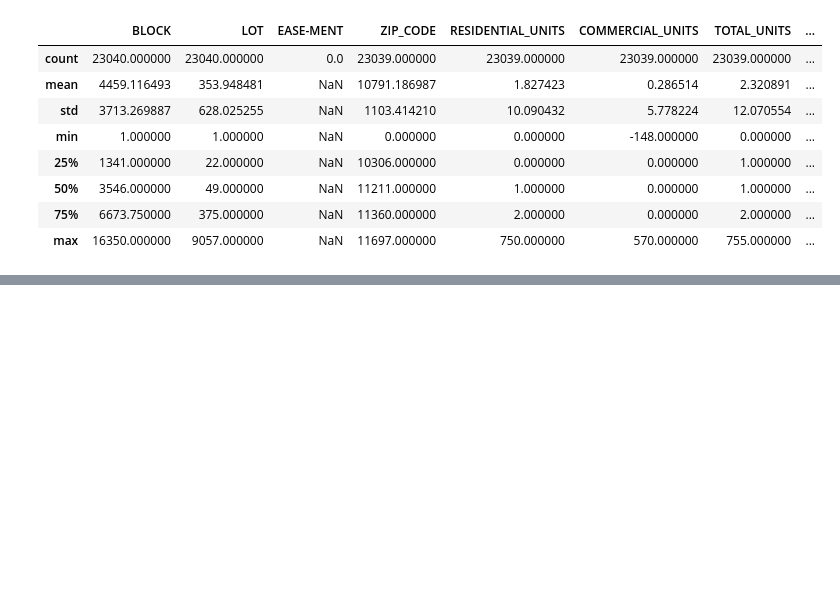
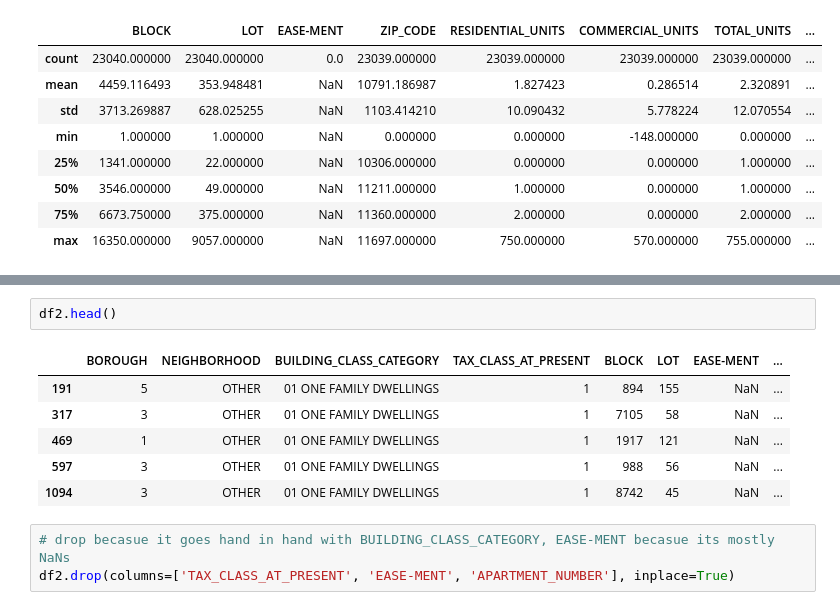
Before and after one commit to qweliant/DS-Unit-2-Regression-Classification, a Jupyter notebook: module3/assignment_regression_classification_3.ipynb, the cells around one changed output, grey strips where cells are left out. Drawn from its saved outputs; the diff is of its cells as text; blank space fills up the shorter version.

```diff
--- a/module3/assignment_regression_classification_3.ipynb
+++ b/module3/assignment_regression_classification_3.ipynb
@@ -136,0 +191,12 @@ df.describe()
+# %%
+df2.head()
+# %% [output]
+|  | BOROUGH | NEIGHBORHOOD | BUILDING_CLASS_CATEGORY | TAX_CLASS_AT_PRESENT | BLOCK | LOT | EASE-MENT | ... |
+| 191 | 5 | OTHER | 01 ONE FAMILY DWELLINGS | 1 | 894 | 155 | NaN | ... |
+| 317 | 3 | OTHER | 01 ONE FAMILY DWELLINGS | 1 | 7105 | 58 | NaN | ... |
+| 469 | 1 | OTHER | 01 ONE FAMILY DWELLINGS | 1 | 1917 | 121 | NaN | ... |
+| 597 | 3 | OTHER | 01 ONE FAMILY DWELLINGS | 1 | 988 | 56 | NaN | ... |
+| 1094 | 3 | OTHER | 01 ONE FAMILY DWELLINGS | 1 | 8742 | 45 | NaN | ... |
+# %%
+# drop becasue it goes hand in hand with BUILDING_CLASS_CATEGORY, EASE-MENT becasue its mostly NaNs
+df2.drop(columns=['TAX_CLASS_AT_PRESENT', 'EASE-MENT', 'APARTMENT_NUMBER'], inplace=True)
```
Also changed, not shown: parts of 18 cells of this notebook.
